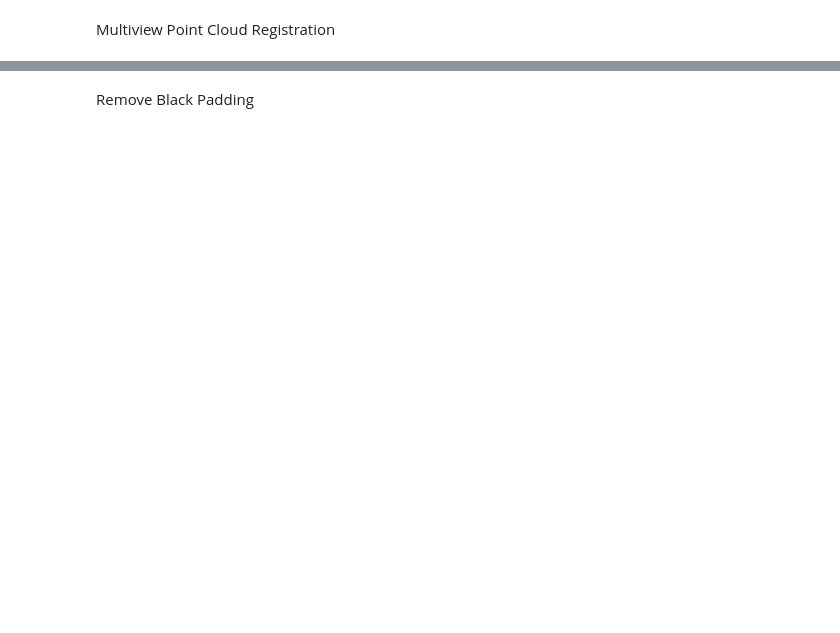
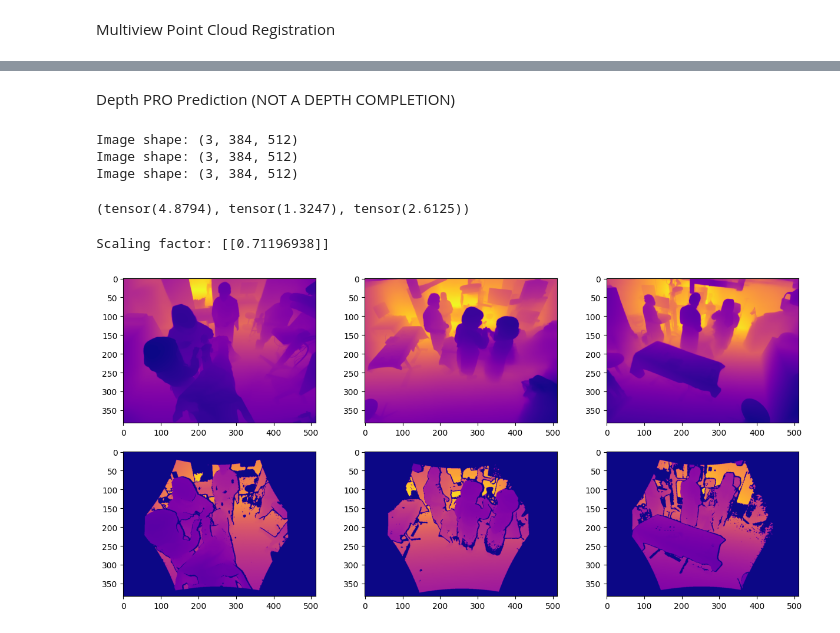
Before and after one commit to ge75xuv/Multiview-Object-Segmentation-with-SAM, a Jupyter notebook: custom_models/test_multiview_data_registration.ipynb, the cells around one changed output, grey strips where cells are left out. Cells and saved outputs as stored; diff of their text form; code cells hidden in the pictures; blank space fills up the shorter version.

```diff
--- a/custom_models/test_multiview_data_registration.ipynb
+++ b/custom_models/test_multiview_data_registration.ipynb
@@ -108,0 +219,72 @@ for mv_idx in tqdm(mv_indices):
+# %%
+_flag_dump = False
+if _flag_dump:
+    with open(f'../temp/mv_img_views{mv_idx}.npy', 'wb') as f:
+        np.save(f, np.array(img_views))
+    with open(f'../temp/mv_depth_views{mv_idx}_DA.npy', 'wb') as f:
+        np.save(f, np.array(predicted_depth_list)[None,:])
+    with open(f'../temp/camera_int{mv_idx}.npy', 'wb') as f:
+        np.save(f, np.array(cam_int))
+    with open(f'../temp/camera_ext{mv_idx}.npy', 'wb') as f:
+        np.save(f, np.array(cam_ext))
+# %% [markdown]
+Depth PRO Prediction (NOT A DEPTH COMPLETION)
+# %%
+if_apple_model = True
+# %%
+import depth_pro
+
+if if_apple_model:
+    config = depth_pro.DEFAULT_MONODEPTH_CONFIG_DICT  # Changed init for this
+    config.checkpoint_uri = '/home/guests/tuna_gurbuz/prototype/models/ml-depth-pro/checkpoints/depth_pro.pt'
+    model, transform = depth_pro.create_model_and_transforms()
+    model.eval()
+# %%
+if if_apple_model:
+    predicted_apple_depth_list = []
+    for idx, im in enumerate(img):
+        # Preprocess an image
+        if im.shape[-2] != gt_depth_image.shape[-2]:
+            print('REMOVE PADDING')
+            H,W = gt_depth_image.shape[-2:]
+            padding = (W-H) // 2
+            im = im[:, padding:-padding, :]
+        print(f'Image shape: {im.shape}')
+        image_transformed = transform(im.transpose(1,2,0))  # Transpose to (H, W, C) for PIL
+        f_px = torch.tensor(cam_int[idx][0, 0])  # Focal length in pixels (fx)
+
+        # Run inference
+        prediction = model.infer(image_transformed, f_px=f_px)
+        depth = prediction["depth"]  # Depth in [mm].
+        focallength_px = prediction["focallength_px"]  # Focal length in pixels.
+        predicted_apple_depth_list.append(depth.cpu().numpy())
+# %% [output]
+Image shape: (3, 384, 512)
+Image shape: (3, 384, 512)
+Image shape: (3, 384, 512)
+# %%
+depth.max(), depth.min(), depth.mean()
+# %% [output]
+(tensor(4.8794), tensor(1.3247), tensor(2.6125))
+# %%
+if if_apple_model:
+    scale_gt_depth_image = gt_depth_image[0]
+    pos = np.where(scale_gt_depth_image >= 100)  # 100 mm threshold
+    gt_y = scale_gt_depth_image[pos][:, None] / 1000.0  # Convert to meters
+    x = depth.cpu().numpy()[pos][:, None]
+
+    # Linear regression to find the scale factor
+    scaling_factor = np.linalg.inv(x.T @ x) @ (x.T @ gt_y)  # It is scaler so leave the np.eye
+    print(f'Scaling factor: {scaling_factor}')
+
+    # Apply scaling factor to the predicted depth
+    depth_scaled = depth.cpu().numpy() * scaling_factor[0, 0]
+# %% [output]
+Scaling factor: [[0.71196938]]
+# %%
+fig, ax = plt.subplots(2, 3, figsize=(15, 7))
+for i in range(3):
+    ax[0, i].imshow(predicted_apple_depth_list[i], cmap='plasma')  # Change to HxW for plotting
+    ax[1, i].imshow(depth_views[0][i], cmap='plasma')
+# %% [output]
+[figure, added]
@@ -117,5 +310,3 @@ if _flag_dump:
         np.save(f, np.array(cam_int))
     with open('../temp/camera_ext.npy', 'wb') as f:
         np.save(f, np.array(cam_ext))
-# %% [markdown]
-Remove Black Padding
```
Also changed, not shown: parts of 30 cells of this notebook, 9 other files.
